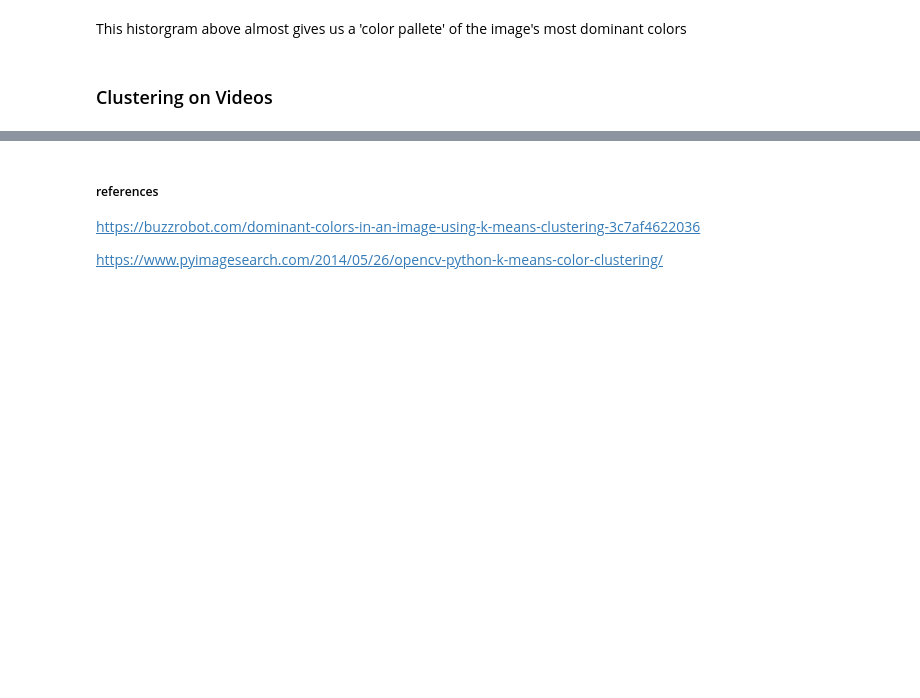
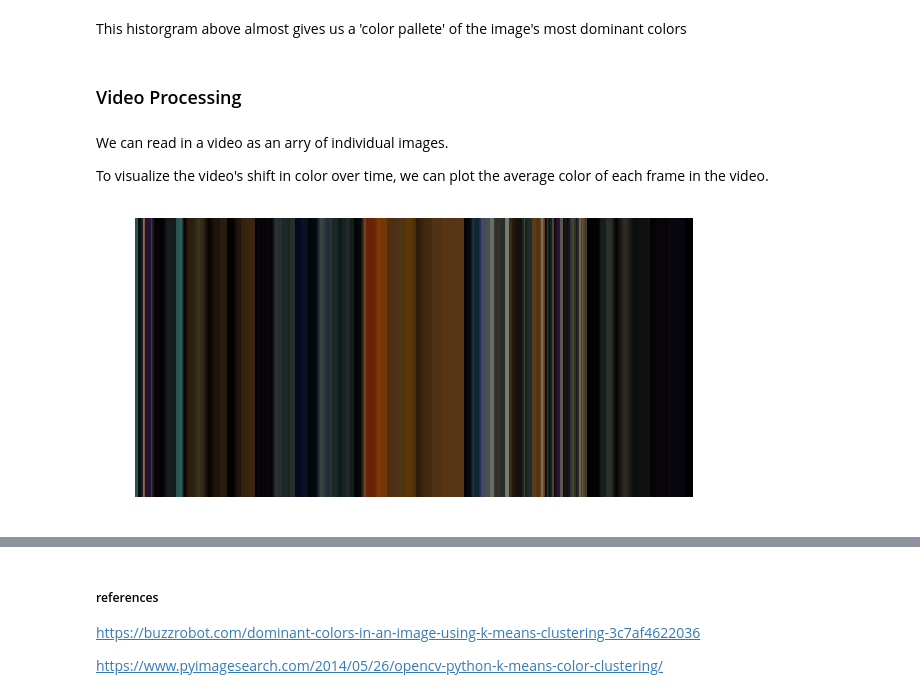
Before and after one commit to Garrettjson/notebooks, a Jupyter notebook: images/ImageColor.ipynb, the cells around one changed output, grey strips where cells are left out. Cells and saved outputs as stored; diff of their text form; code cells hidden in the pictures; blank space fills up the shorter version.

```diff
--- a/images/ImageColor.ipynb
+++ b/images/ImageColor.ipynb
@@ -139,17 +140,45 @@ show_hist(do_kmeans(img, 6))
 # %% [markdown]
 This historgram above almost gives us a 'color pallete' of the image's most dominant colors
-# %% [markdown]
-### Clustering on Videos
+# %% [markdown]
+### Video Processing
 # %%
 # read in video
-cap = cv2.VideoCapture('../local_files/blade_runner360p.mp4')
+cap = cv2.VideoCapture('../local_files/blade_runner240p.mp4')
 frames = []
 
 while(True):
     ret, frame = cap.read()
     if ret:
+        # append each frame to frames array
         frames.append(cv2.cvtColor(frame, cv2.COLOR_BGR2RGB))
     else:
         break
 
 cap.release()
+# %%
+def frame_avg_color(frames):
+    # set img size based on frame count
+    img_x = len(frames)
+    img_y = int(img_x / 2)
+
+    # create blank image
+    bar = np.zeros((img_y, img_x, 3), np.uint8)
+    x = 0
+
+    # create a line as the avg color of each frame
+    for frame in frames:
+        avg_c = np.mean(frame.reshape(-1, 3), axis=0)
+        cv2.line(bar, (x, 0), (x, img_y), avg_c, 1)
+        x += 1
+
+    plt.figure(figsize=(10,20))
+    plt.axis('off')
+    plt.imshow(bar)
+# %% [markdown]
+We can read in a video as an arry of individual images.
+
+To visualize the video's shift in color over time, we can plot the average color of each frame in the video.
+# %%
+frame_avg_color(frames)
+# %% [output]
+[figure, added]
```
Also changed, not shown: parts of 13 cells of this notebook.
